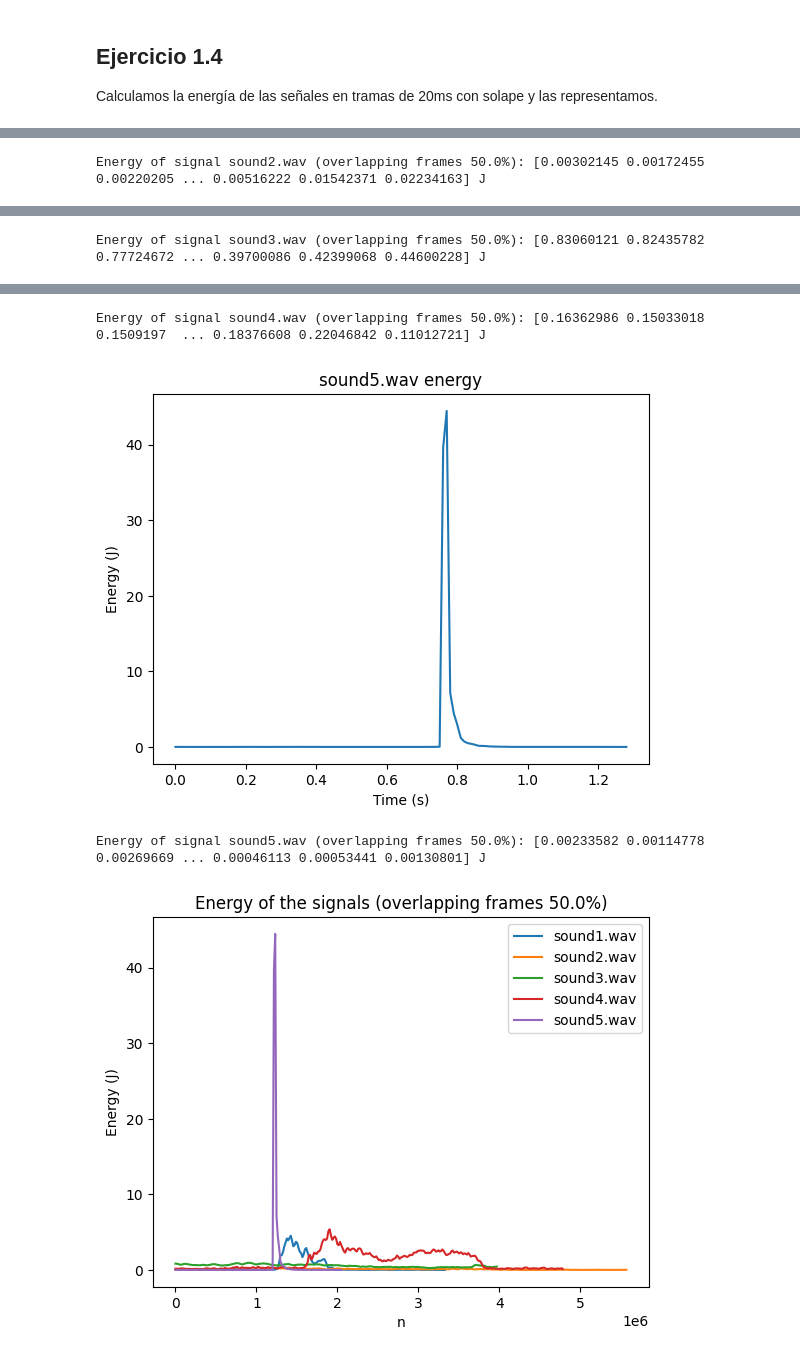
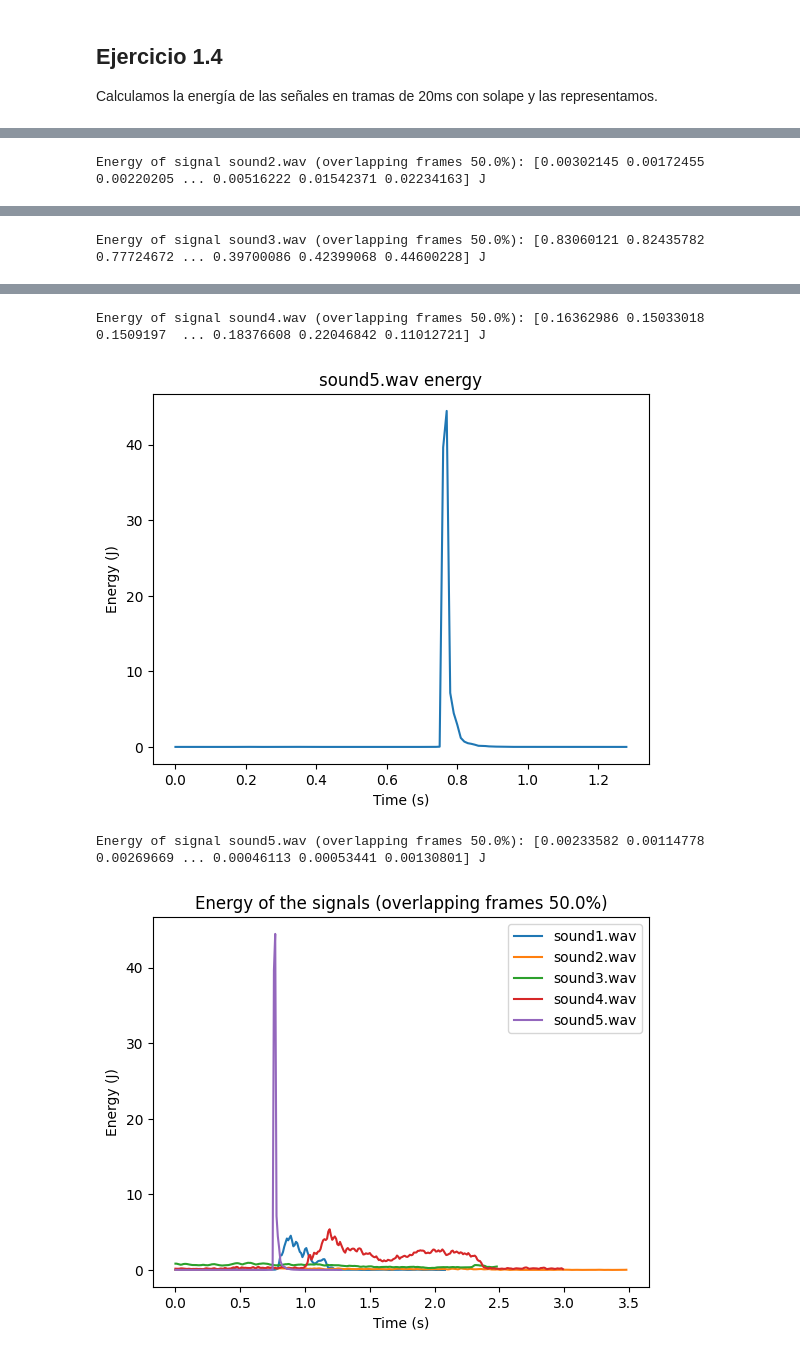
Before and after one commit to carlosedm10/joan-tds, a Jupyter notebook: prac1/python/prac1.ipynb, the cells around one changed output, grey strips where cells are left out. Saved outputs shown, nothing was run; the diff lists cells and outputs as text; code cells hidden in the pictures.

Commit message:
changed last plot to seconds instead of samples

```diff
--- a/prac1/python/prac1.ipynb
+++ b/prac1/python/prac1.ipynb
@@ -167,34 +167,34 @@ for signal in signals:
         overlapping_frames(signal.y, signal.fs, frame_duration, overlap) ** 2
     ).sum(axis=0)
     E_frames.append(E_frame)
 
     # plot the energy of the signals in continuous time
     fs = 1 / (frame_duration * overlap)
     plot_continuous(E_frame, fs, title=f"{signal.file} energy", ylabel="Energy (J)")
     print(
         f"Energy of signal {signal.file} (overlapping frames {overlap * 100}%): {E_frame} J"
     )
 
 for E_frame in E_frames:
     # add the energy of the signal to the final plot with the energy of all the signals
-    t = np.arange(len(E_frame)) * signal.fs
+    t = np.arange(len(E_frame)) / fs
     plt.plot(t, E_frame)
 
-# plot the energy of all the signals in discrete time
-plt.xlabel("n")
+# plot the energy of all the signals in continuous time
+plt.xlabel("Time (s)")
 plt.ylabel("Energy (J)")
 plt.title(f"Energy of the signals (overlapping frames {overlap * 100}%)")
 plt.legend([signal.file for signal in signals])
 plt.show()
 # %% [output]
 [figure]
 Energy of signal sound1.wav (overlapping frames 50.0%): [0.00799743 0.00272038 0.00074857 ... 0.         0.         0.        ] J
 [figure]
 Energy of signal sound2.wav (overlapping frames 50.0%): [0.00302145 0.00172455 0.00220205 ... 0.00516222 0.01542371 0.02234163] J
 [figure]
 Energy of signal sound3.wav (overlapping frames 50.0%): [0.83060121 0.82435782 0.77724672 ... 0.39700086 0.42399068 0.44600228] J
 [figure]
 Energy of signal sound4.wav (overlapping frames 50.0%): [0.16362986 0.15033018 0.1509197  ... 0.18376608 0.22046842 0.11012721] J
 [figure]
 Energy of signal sound5.wav (overlapping frames 50.0%): [0.00233582 0.00114778 0.00269669 ... 0.00046113 0.00053441 0.00130801] J
-[figure, old version]
+[figure, new version]
```
